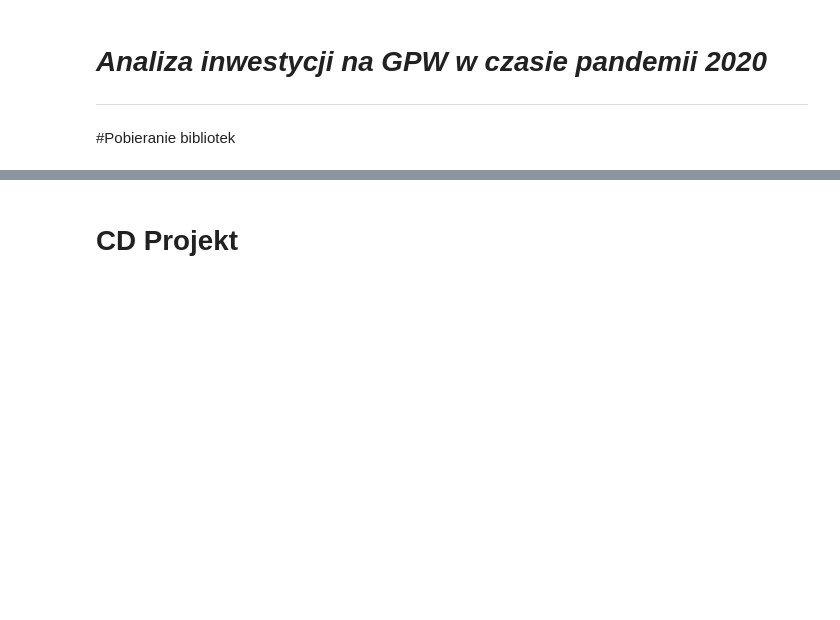
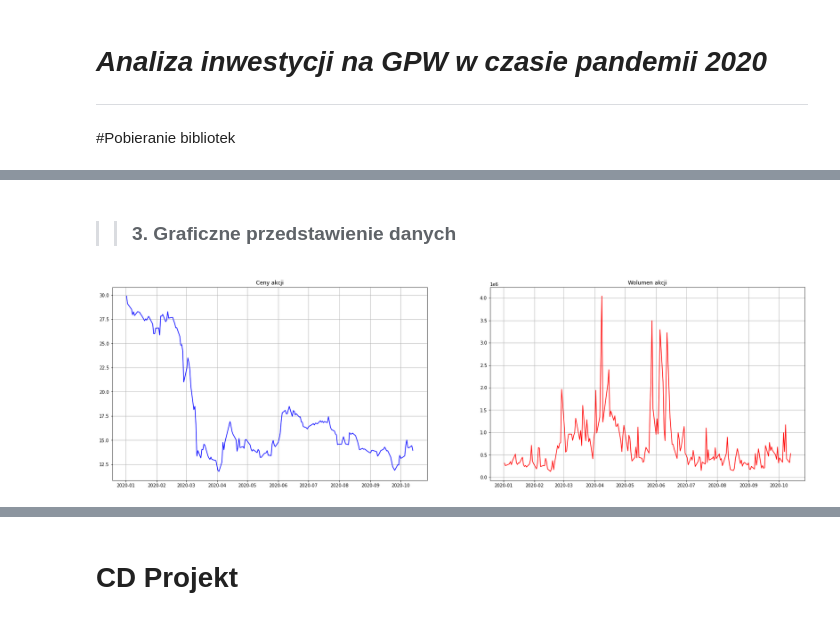
Before and after one commit to MazonSzymon/Project_COVID_portfolio, a Jupyter notebook: project_v1.ipynb, the cells around one changed output, grey strips where cells are left out. Drawn from its saved outputs; the diff is of its cells as text; code cells hidden in the pictures; blank space fills up the shorter version.

```diff
--- a/project_v1.ipynb
+++ b/project_v1.ipynb
@@ -139,0 +194,7 @@ Name: log_change, dtype: float64
+# %%
+stock = 'alr.pl'
+start_date = dt.datetime(2020,1,1)
+end_date = dt.date.today()
+total_investment = 1000
+# %%
+df = get_data(stock,start_date,end_date)
@@ -139,0 +259,6 @@ Name: log_change, dtype: float64
+# %% [markdown]
+>> ### 3. Graficzne przedstawienie danych
+# %%
+make_graphics(df)
+# %% [output]
+[figure, added]
```
Also changed, not shown: parts of 197 cells of this notebook.
